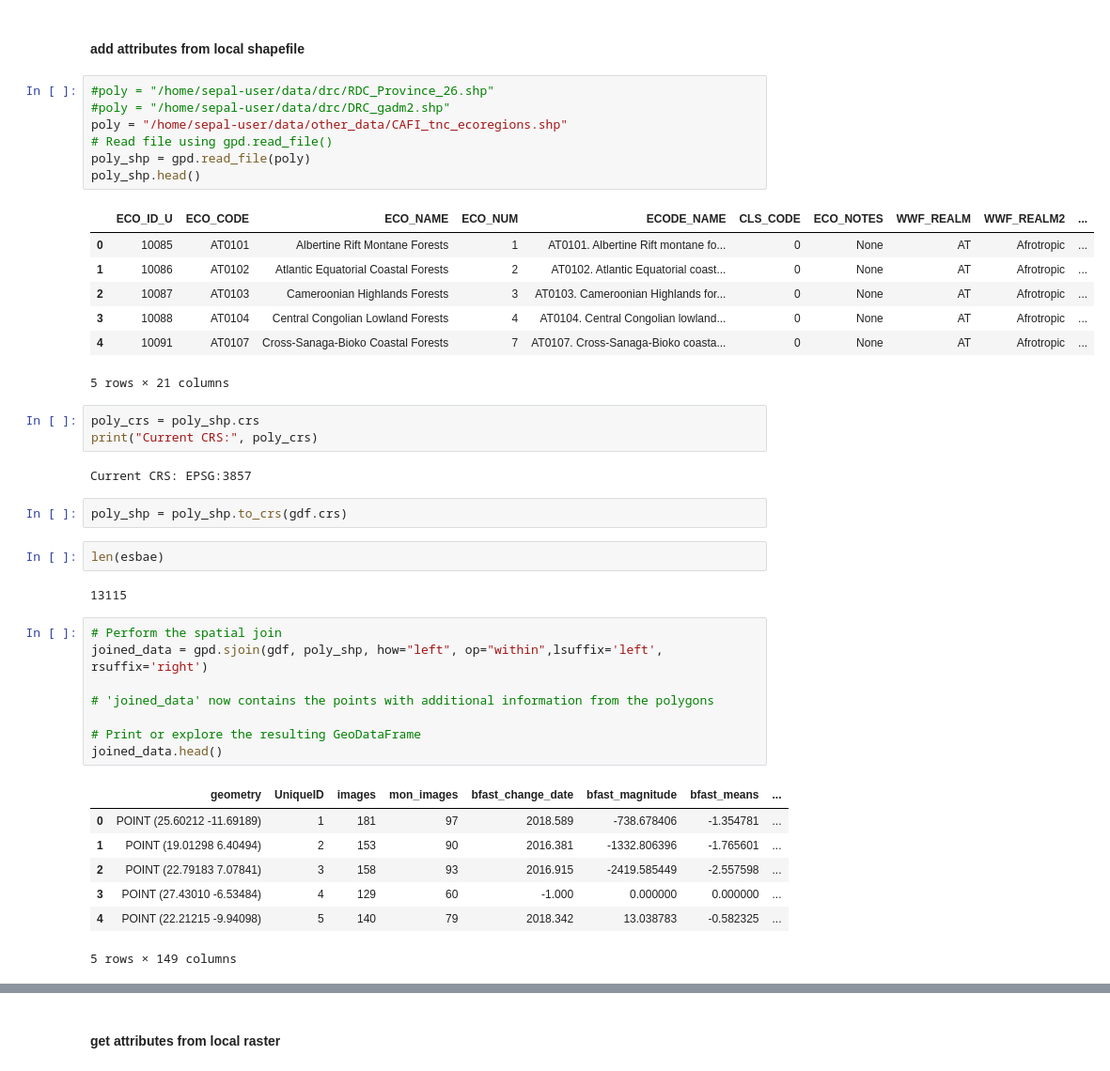
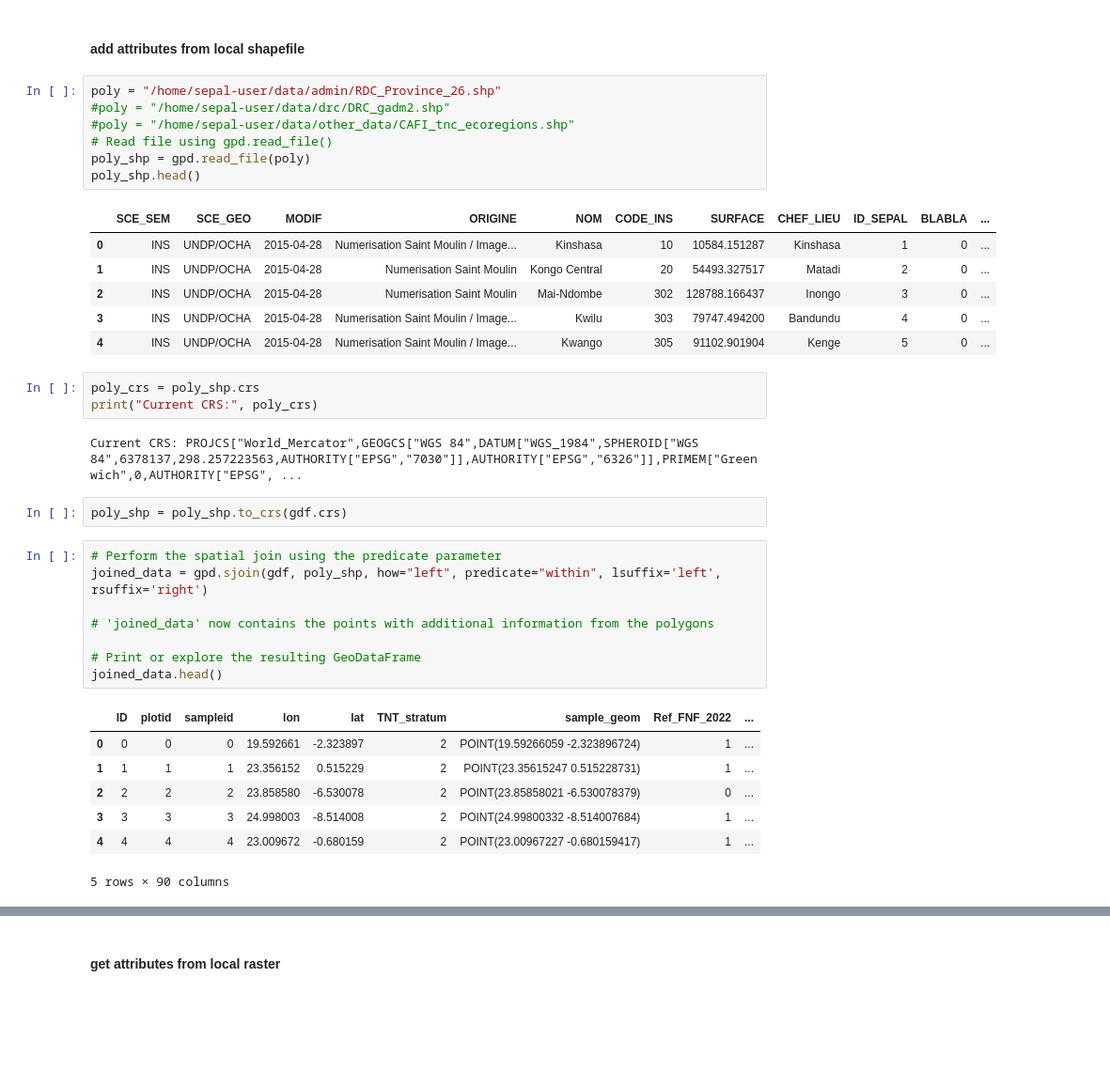
Before and after one commit to aurelgrooves/CAFI_DDD, a Jupyter notebook: snippets/add attributes from raster or polygon.ipynb, the cells around one changed output, grey strips where cells are left out. Shown at 94% size. Cells and saved outputs as stored; diff of their text form; blank space fills up the shorter version.

Commit message:
fixed file names and column names

```diff
--- a/snippets/add attributes from raster or polygon.ipynb
+++ b/snippets/add attributes from raster or polygon.ipynb
@@ -49,45 +45,40 @@ points_car = ee.FeatureCollection('users/faocongo/sbae/sbae_hex16_car')
 # %% [markdown]
 #### add attributes from local shapefile
 # %%
-#poly = "/home/sepal-user/data/drc/RDC_Province_26.shp"
+poly = "/home/sepal-user/data/admin/RDC_Province_26.shp"
 #poly = "/home/sepal-user/data/drc/DRC_gadm2.shp"
-poly = "/home/sepal-user/data/other_data/CAFI_tnc_ecoregions.shp"
+#poly = "/home/sepal-user/data/other_data/CAFI_tnc_ecoregions.shp"
 # Read file using gpd.read_file()
 poly_shp = gpd.read_file(poly)
 poly_shp.head()
 # %% [output]
-|  | ECO_ID_U | ECO_CODE | ECO_NAME | ECO_NUM | ECODE_NAME | CLS_CODE | ECO_NOTES | WWF_REALM | WWF_REALM2 | ... |
-| 0 | 10085 | AT0101 | Albertine Rift Montane Forests | 1 | AT0101. Albertine Rift montane fo... | 0 | None | AT | Afrotropic | ... |
-| 1 | 10086 | AT0102 | Atlantic Equatorial Coastal Forests | 2 | AT0102. Atlantic Equatorial coast... | 0 | None | AT | Afrotropic | ... |
-| 2 | 10087 | AT0103 | Cameroonian Highlands Forests | 3 | AT0103. Cameroonian Highlands for... | 0 | None | AT | Afrotropic | ... |
-| 3 | 10088 | AT0104 | Central Congolian Lowland Forests | 4 | AT0104. Central Congolian lowland... | 0 | None | AT | Afrotropic | ... |
-| 4 | 10091 | AT0107 | Cross-Sanaga-Bioko Coastal Forests | 7 | AT0107. Cross-Sanaga-Bioko coasta... | 0 | None | AT | Afrotropic | ... |
+|  | SCE_SEM | SCE_GEO | MODIF | ORIGINE | NOM | CODE_INS | SURFACE | CHEF_LIEU | ID_SEPAL | BLABLA | ... |
+| 0 | INS | UNDP/OCHA | 2015-04-28 | Numerisation Saint Moulin / Image... | Kinshasa | 10 | 10584.151287 | Kinshasa | 1 | 0 | ... |
+| 1 | INS | UNDP/OCHA | 2015-04-28 | Numerisation Saint Moulin | Kongo Central | 20 | 54493.327517 | Matadi | 2 | 0 | ... |
+| 2 | INS | UNDP/OCHA | 2015-04-28 | Numerisation Saint Moulin | Mai-Ndombe | 302 | 128788.166437 | Inongo | 3 | 0 | ... |
+| 3 | INS | UNDP/OCHA | 2015-04-28 | Numerisation Saint Moulin / Image... | Kwilu | 303 | 79747.494200 | Bandundu | 4 | 0 | ... |
+| 4 | INS | UNDP/OCHA | 2015-04-28 | Numerisation Saint Moulin / Image... | Kwango | 305 | 91102.901904 | Kenge | 5 | 0 | ... |
-5 rows × 21 columns
 # %%
 poly_crs = poly_shp.crs
 print("Current CRS:", poly_crs)
 # %% [output]
-Current CRS: EPSG:3857
+Current CRS: PROJCS["World_Mercator",GEOGCS["WGS 84",DATUM["WGS_1984",SPHEROID["WGS 84",6378137,298.257223563,AUTHORITY["EPSG","7030"]],AUTHORITY["EPSG","6326"]],PRIMEM["Greenwich",0,AUTHORITY["EPSG", ...
 # %%
 poly_shp = poly_shp.to_crs(gdf.crs)
-# %%
-len(esbae)
-# %% [output]
-13115
 # %%
-# Perform the spatial join
-joined_data = gpd.sjoin(gdf, poly_shp, how="left", op="within",lsuffix='left', rsuffix='right')
+# Perform the spatial join using the predicate parameter
+joined_data = gpd.sjoin(gdf, poly_shp, how="left", predicate="within", lsuffix='left', rsuffix='right')
 
 # 'joined_data' now contains the points with additional information from the polygons
 
 # Print or explore the resulting GeoDataFrame
 joined_data.head()
 # %% [output]
-|  | geometry | UniqueID | images | mon_images | bfast_change_date | bfast_magnitude | bfast_means | ... |
-| 0 | POINT (25.60212 -11.69189) | 1 | 181 | 97 | 2018.589 | -738.678406 | -1.354781 | ... |
-| 1 | POINT (19.01298 6.40494) | 2 | 153 | 90 | 2016.381 | -1332.806396 | -1.765601 | ... |
-| 2 | POINT (22.79183 7.07841) | 3 | 158 | 93 | 2016.915 | -2419.585449 | -2.557598 | ... |
-| 3 | POINT (27.43010 -6.53484) | 4 | 129 | 60 | -1.000 | 0.000000 | 0.000000 | ... |
-| 4 | POINT (22.21215 -9.94098) | 5 | 140 | 79 | 2018.342 | 13.038783 | -0.582325 | ... |
+|  | ID | plotid | sampleid | lon | lat | TNT_stratum | sample_geom | Ref_FNF_2022 | ... |
+| 0 | 0 | 0 | 0 | 19.592661 | -2.323897 | 2 | POINT(19.59266059 -2.323896724) | 1 | ... |
+| 1 | 1 | 1 | 1 | 23.356152 | 0.515229 | 2 | POINT(23.35615247 0.515228731) | 1 | ... |
+| 2 | 2 | 2 | 2 | 23.858580 | -6.530078 | 2 | POINT(23.85858021 -6.530078379) | 0 | ... |
+| 3 | 3 | 3 | 3 | 24.998003 | -8.514008 | 2 | POINT(24.99800332 -8.514007684) | 1 | ... |
+| 4 | 4 | 4 | 4 | 23.009672 | -0.680159 | 2 | POINT(23.00967227 -0.680159417) | 1 | ... |
-5 rows × 149 columns
+5 rows × 90 columns
 # %%
```
Also changed, not shown: parts of 41 cells of this notebook, 1 other file.
